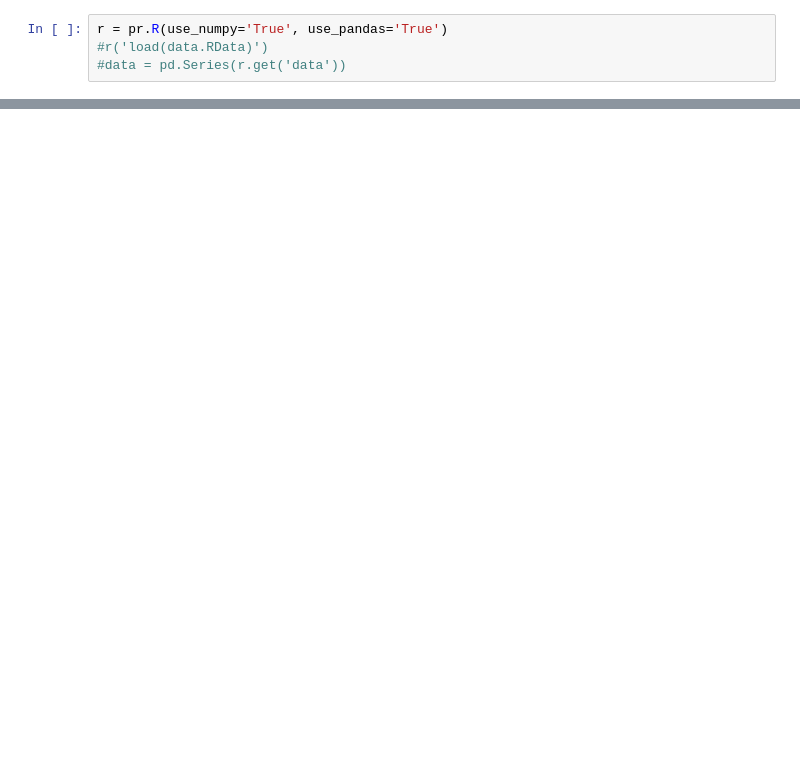
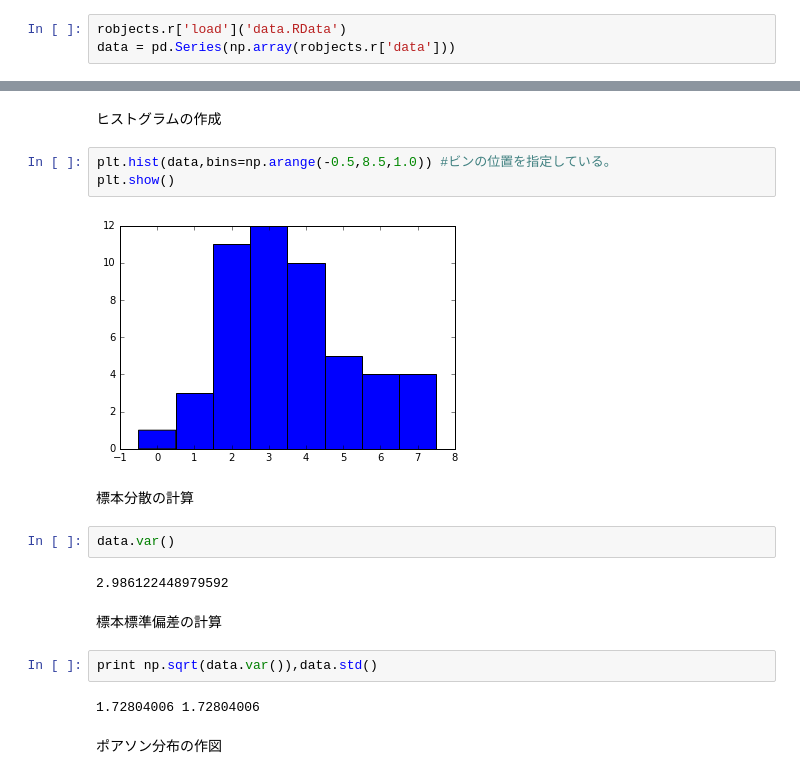
Before and after one commit to kyohei-koga/stastical_modeling_for-_data_analysis, a Jupyter notebook: 02maximum_likehood_estimation_of_probability_distribution_and_statistical_modeling/2_1.ipynb, the cells around one changed output, grey strips where cells are left out. Drawn from its saved outputs; the diff is of its cells as text; blank space fills up the shorter version.

```diff
--- a/02maximum_likehood_estimation_of_probability_distribution_and_statistical_modeling/2_1.ipynb
+++ b/02maximum_likehood_estimation_of_probability_distribution_and_statistical_modeling/2_1.ipynb
@@ -8,4 +11,3 @@ from scipy import stats
 # %%
-r = pr.R(use_numpy='True', use_pandas='True')
-#r('load(data.RData)')
-#data = pd.Series(r.get('data'))
+robjects.r['load']('data.RData')
+data = pd.Series(np.array(robjects.r['data']))
@@ -13,0 +41,21 @@ OSError: [Errno 2] No such file or directory
+# %% [markdown]
+ヒストグラムの作成
+# %%
+plt.hist(data,bins=np.arange(-0.5,8.5,1.0)) #ビンの位置を指定している。
+plt.show()
+# %% [output]
+[figure, added]
+# %% [markdown]
+標本分散の計算
+# %%
+data.var()
+# %% [output]
+2.986122448979592
+# %% [markdown]
+標本標準偏差の計算
+# %%
+print np.sqrt(data.var()),data.std()
+# %% [output]
+1.72804006 1.72804006
+# %% [markdown]
+ポアソン分布の作図
```
Also changed, not shown: parts of 22 cells of this notebook.
